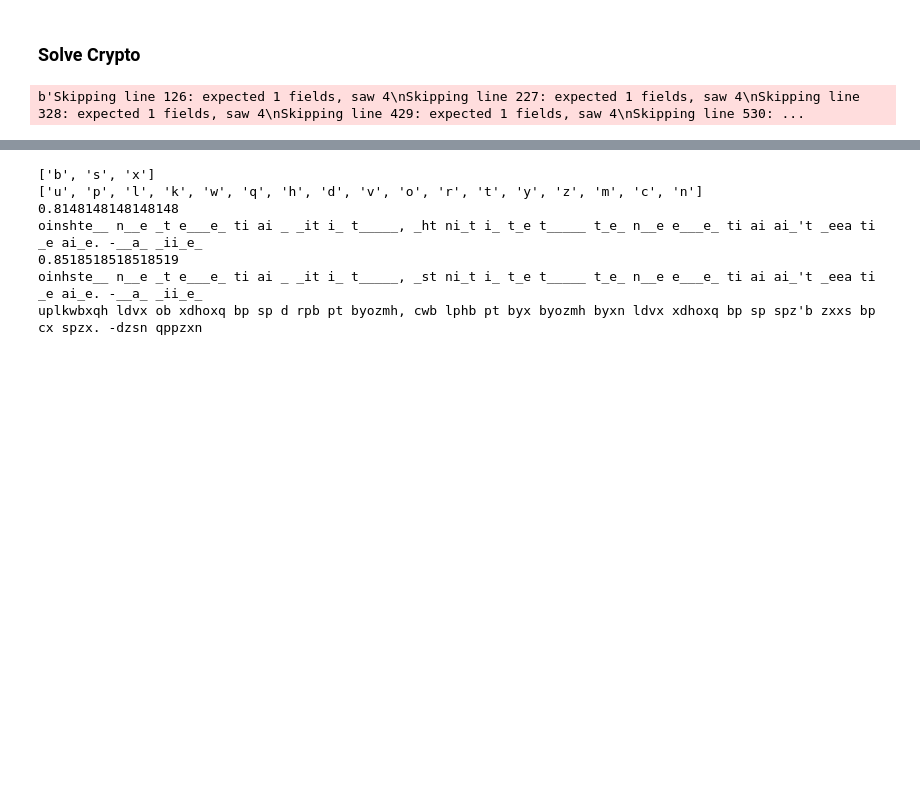
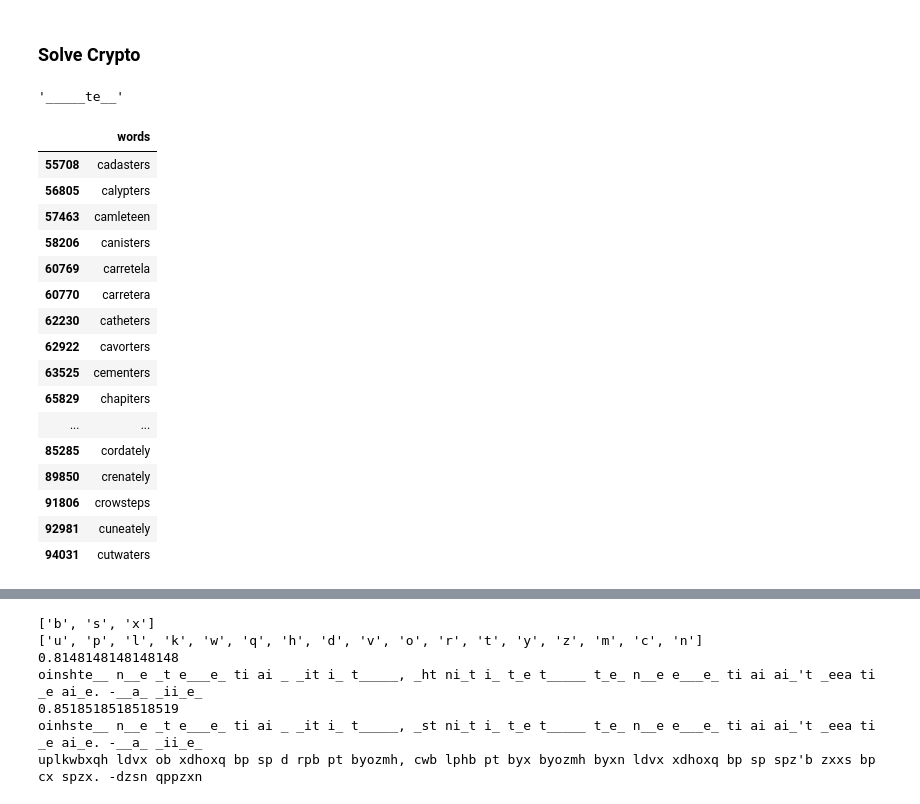
Before and after one commit to coffeenmusic/Substitution_Cryptogram_Helper, a Jupyter notebook: Cryptogram_Helper.ipynb, the cells around one changed output, grey strips where cells are left out. Saved outputs shown, nothing was run; the diff lists cells and outputs as text; code cells hidden in the pictures; blank space fills up the shorter version.

Commit message:
Added word frequency lookup function

```diff
--- a/Cryptogram_Helper.ipynb
+++ b/Cryptogram_Helper.ipynb
@@ -271,9 +279,41 @@ z:: {'a': 0.0, 'b': 0.021291473421334285, 'c': 0.039700321084552265, 'd': 0.0606
 ### Solve Crypto
 # %%
 import pandas as pd
-#url = 'https://raw.githubusercontent.com/dwyl/english-words/master/words.txt'
-url = 'https://gist.githubusercontent.com/h3xx/1976236/raw/bbabb412261386673eff521dddbe1dc815373b1d/wiki-100k.txt'
+url = 'https://raw.githubusercontent.com/dwyl/english-words/master/words.txt'
+#url = 'https://gist.githubusercontent.com/h3xx/1976236/raw/bbabb412261386673eff521dddbe1dc815373b1d/wiki-100k.txt'
 eng_words = pd.read_csv(url, sep=" ", header=None, skiprows=26, error_bad_lines=False)
 eng_words.columns=["words"]
+eng_words['words'] = eng_words['words'].str.lower()
-# %% [output]
-b'Skipping line 126: expected 1 fields, saw 4\nSkipping line 227: expected 1 fields, saw 4\nSkipping line 328: expected 1 fields, saw 4\nSkipping line 429: expected 1 fields, saw 4\nSkipping line 530: ...
+# %%
+decoded = crypto_decode(alpha2crypto_guess)
+longest = max(''.join(decoded).split(), key=len)
+longest
+# %% [output]
+'_____te__'
+# %%
+regexp = ''
+for l in 'c____te__':
+    if l == '_':
+        regexp += '[-A-Za-z]'
+    else:
+        regexp += l
+# %%
+eng_words[eng_words['words'].str.contains('^'+regexp+'$', regex=True) == True]
+# %% [output]
+|  | words |
+| 55708 | cadasters |
+| 56805 | calypters |
+| 57463 | camleteen |
+| 58206 | canisters |
+| 60769 | carretela |
+| 60770 | carretera |
+| 62230 | catheters |
+| 62922 | cavorters |
+| 63525 | cementers |
+| 65829 | chapiters |
+| ... | ... |
+| 85285 | cordately |
+| 89850 | crenately |
+| 91806 | crowsteps |
+| 92981 | cuneately |
+| 94031 | cutwaters |
```
Also changed, not shown: parts of 8 cells of this notebook.
